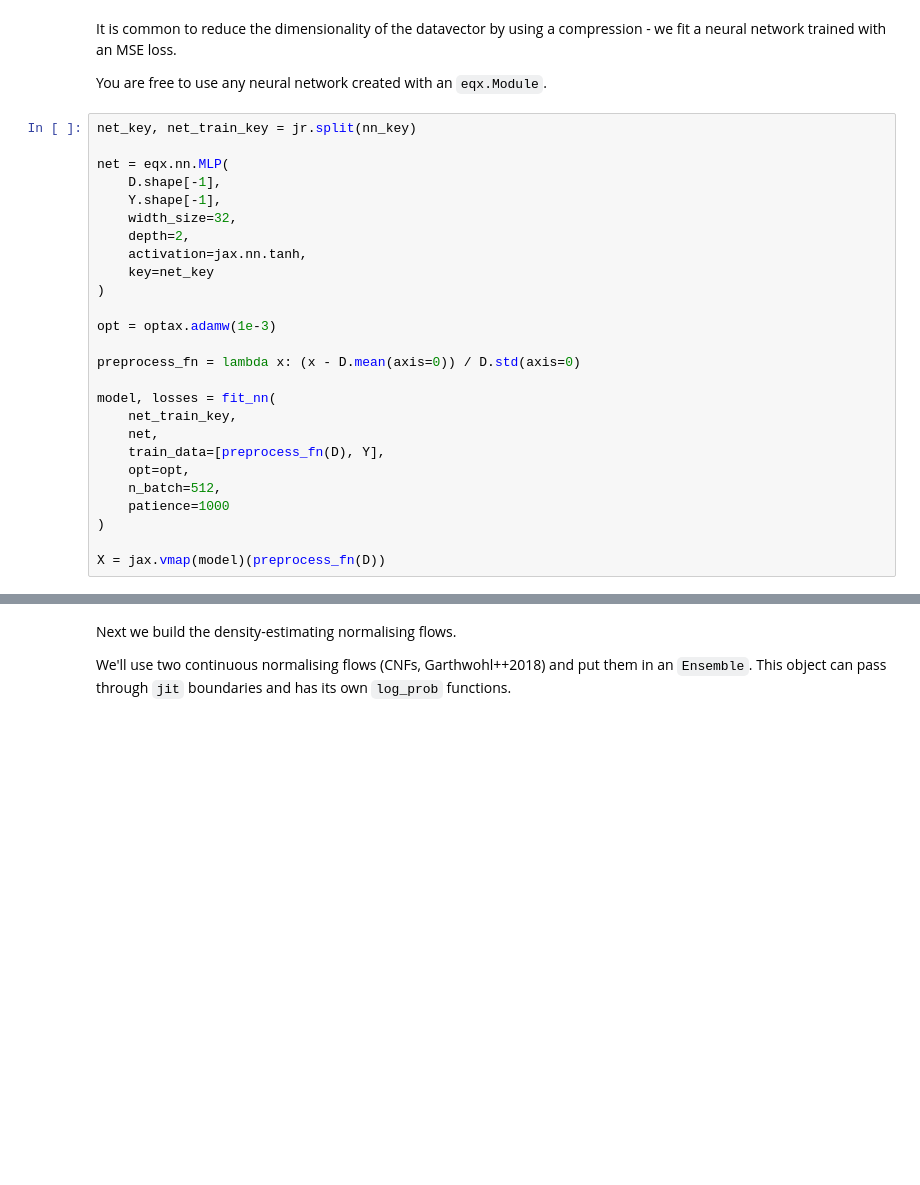
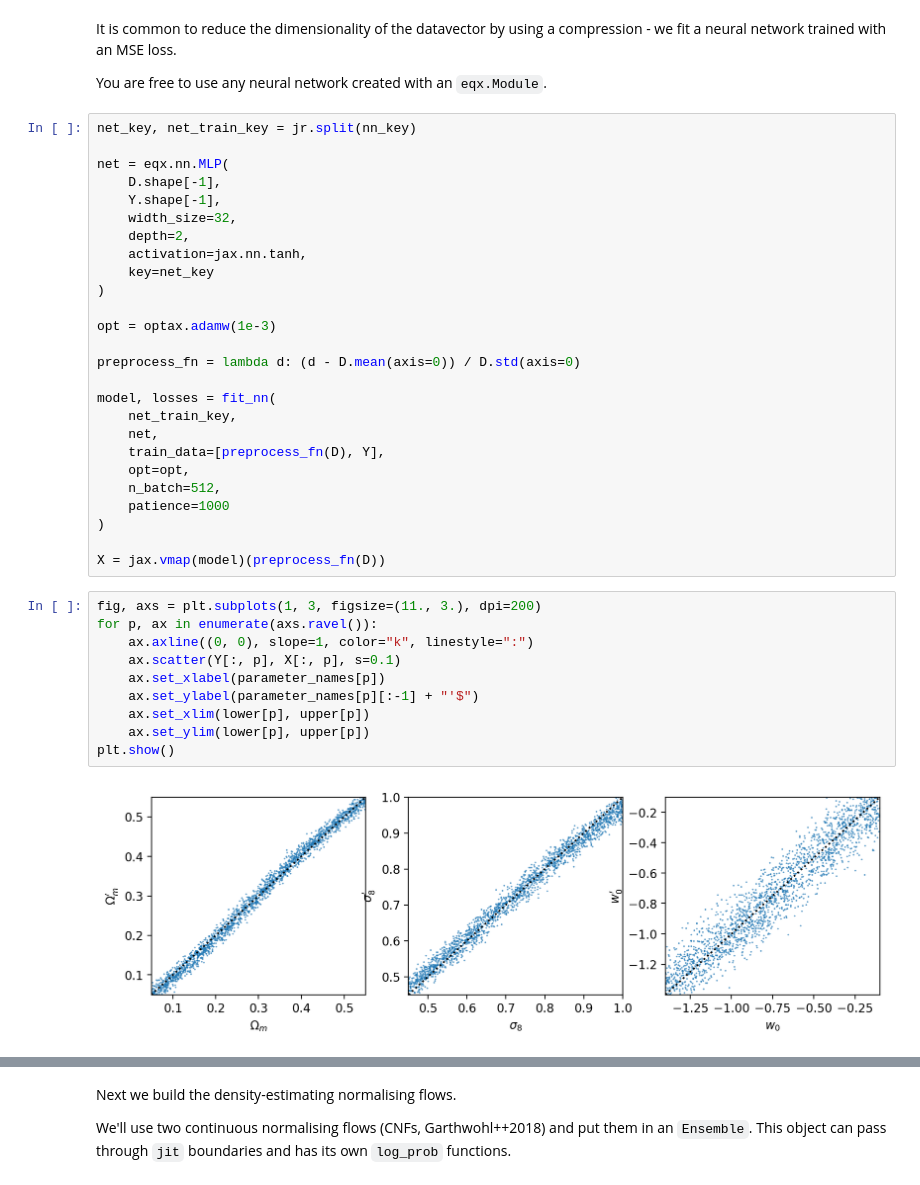
Before and after one commit to homerjed/sbiax, a Jupyter notebook: examples/shear_nn.ipynb, the cells around one changed output, grey strips where cells are left out. Drawn from its saved outputs; the diff is of its cells as text; blank space fills up the shorter version.

```diff
--- a/examples/shear_nn.ipynb
+++ b/examples/shear_nn.ipynb
@@ -95,7 +97,7 @@ net = eqx.nn.MLP(
 
 opt = optax.adamw(1e-3)
 
-preprocess_fn = lambda x: (x - D.mean(axis=0)) / D.std(axis=0)
+preprocess_fn = lambda d: (d - D.mean(axis=0)) / D.std(axis=0)
 
 model, losses = fit_nn(
     net_train_key,
@@ -107,3 +109,15 @@ model, losses = fit_nn(
 )
 
 X = jax.vmap(model)(preprocess_fn(D))
+# %%
+fig, axs = plt.subplots(1, 3, figsize=(11., 3.), dpi=200)
+for p, ax in enumerate(axs.ravel()):
+    ax.axline((0, 0), slope=1, color="k", linestyle=":")
+    ax.scatter(Y[:, p], X[:, p], s=0.1)
+    ax.set_xlabel(parameter_names[p])
+    ax.set_ylabel(parameter_names[p][:-1] + "'$")
+    ax.set_xlim(lower[p], upper[p])
+    ax.set_ylim(lower[p], upper[p])
+plt.show()
+# %% [output]
+[figure, added]
```
Also changed, not shown: parts of 6 cells of this notebook, 10 other files.
